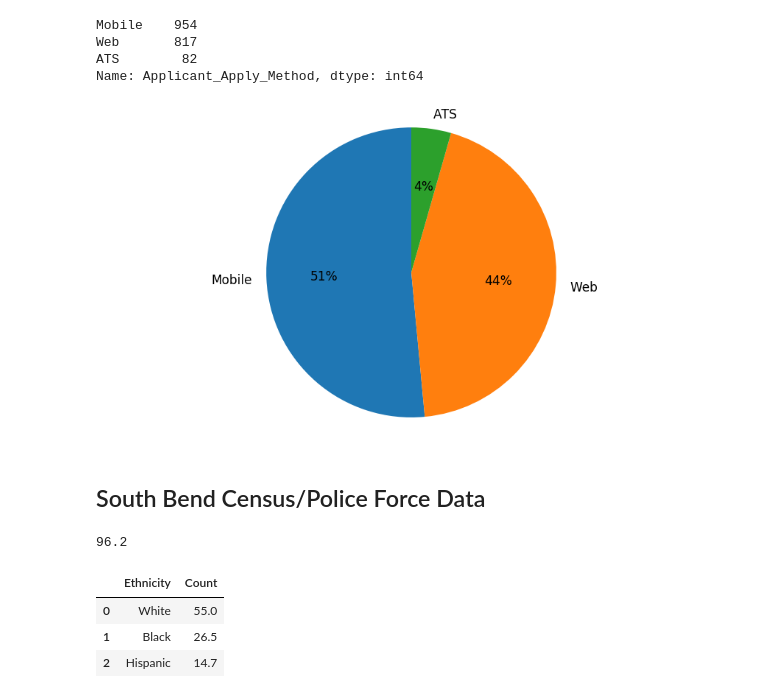
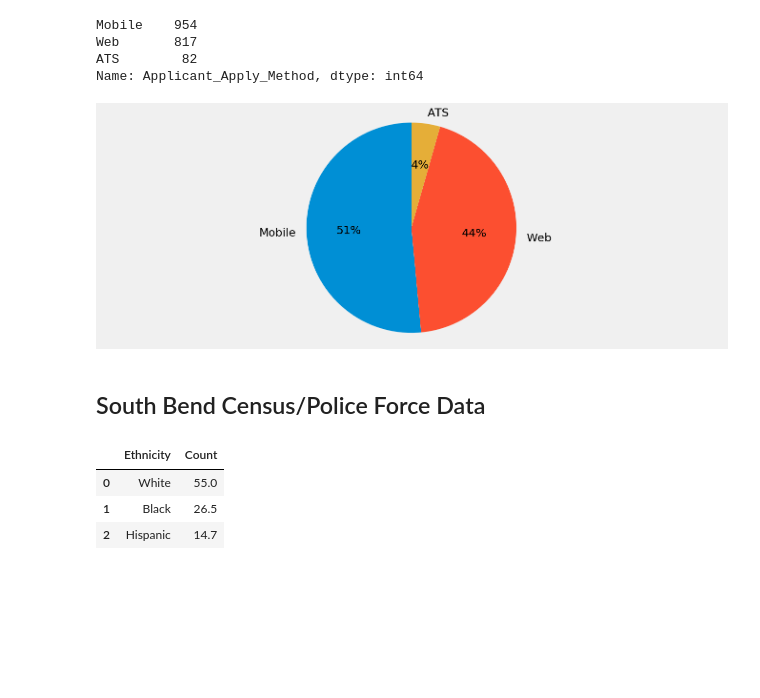
Before and after one commit to mrkjhsn/South-Bend-Police-Department-Recruitment, a Jupyter notebook: south_bend_police_recruitment.ipynb, the cells around one changed output. Cells and saved outputs as stored; diff of their text form; code cells hidden in the pictures; blank space fills up the shorter version.

```diff
--- a/south_bend_police_recruitment.ipynb
+++ b/south_bend_police_recruitment.ipynb
@@ -275,8 +298,8 @@ ethnicity_status_year_percent.head()
 | 4 | Black or African American (Not Hi... | 2018 | AP - Incomplete | 60.869565 |
 # %%
 fig, axes = plt.subplots(nrows=3, ncols=1)
-sns.set(rc={'figure.figsize':(10,13)})
-sns.set_context('talk')
+sns.set(rc={'figure.figsize':(8,8)})
+sns.set_context('notebook')
 
 black = sns.lineplot(x="Year", \
              y="Percent",
@@ -363,7 +361,8 @@ ad_method.groupby(['Year', 'Source'])['Source'].agg(['count']).reset_index().hea
 # %%
 fig, axes = plt.subplots()
 sns.set(rc={'figure.figsize':(8,5)})
-sns.set_context('talk')
+sns.set_context('notebook')
+# plt.style.use('fivethirtyeight')
 
 sns.lineplot(x="Year", \
              y="count",
@@ -385,8 +384,9 @@ plt.savefig('visualizations/add_method_over_time.png')
 ad_method_grouped = ad_method.groupby(['Ethnicity','Year', 'Source'])['Source'].agg(['count']).reset_index()
 # %%
 fig, axes = plt.subplots(nrows=3, ncols=1)
-sns.set(rc={'figure.figsize':(8,13)})
-sns.set_context('talk')
+sns.set(rc={'figure.figsize':(8,8)})
+sns.set_context('notebook')
+# plt.style.use('fivethirtyeight')
 
 black = sns.lineplot(x="Year", \
              y="count",
@@ -447,7 +447,8 @@ df['Gender'].value_counts().iloc[0:2].values
 # %% [output]
 array([1248,  226], dtype=int64)
 # %%
-fig1, ax1 = plt.subplots(figsize=(15,8))
+fig1, ax1 = plt.subplots(figsize=(15,6))
+plt.style.use('fivethirtyeight')
 
 ax1.pie(df['Gender'].value_counts().iloc[0:2].values,
         labels=df['Gender'].value_counts().iloc[0:2].index,
@@ -529,16 +497,17 @@ Web       817
 ATS        82
 Name: Applicant_Apply_Method, dtype: int64
 # %%
-fig1, ax1 = plt.subplots(figsize=(15,8))
+fig1, ax1 = plt.subplots(figsize=(15,6))
+plt.style.use('fivethirtyeight')
 
 ax1.pie(df['Applicant_Apply_Method'].value_counts().values,
         labels=df['Applicant_Apply_Method'].value_counts().index,
         startangle=90, textprops={'fontsize': 17}, autopct='%1.f%%')
 ax1.axis('equal')  # Equal aspect ratio ensures that pie is drawn as a circle.
 
-plt.savefig("visualizations/applicant apply method.png", dpi=300)
+plt.savefig("visualizations/applicant apply method.png")
 # %% [output]
-[figure, old version]
+[figure, new version]
 # %% [markdown]
 ## South Bend Census/Police Force Data
 # %%
@@ -546,10 +515,6 @@ census_data = pd.DataFrame({
     'Ethnicity':['White', 'Black', 'Hispanic'],
     'Count':[55, 26.5, 14.7]
 })
-# %%
-census_data['Count'].sum()
-# %% [output]
-96.2
 # %%
 census_data
 # %% [output]
```
Also changed, not shown: parts of 22 cells of this notebook.
